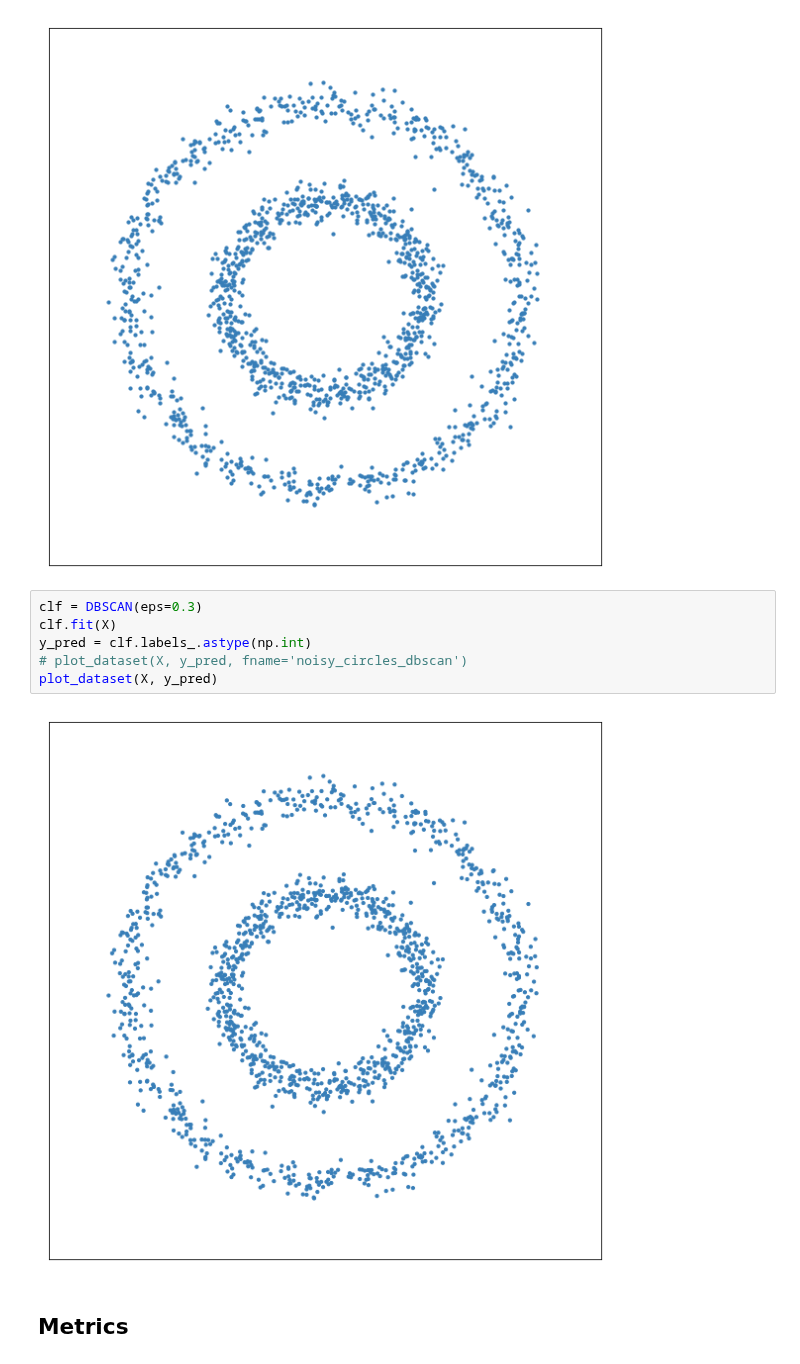
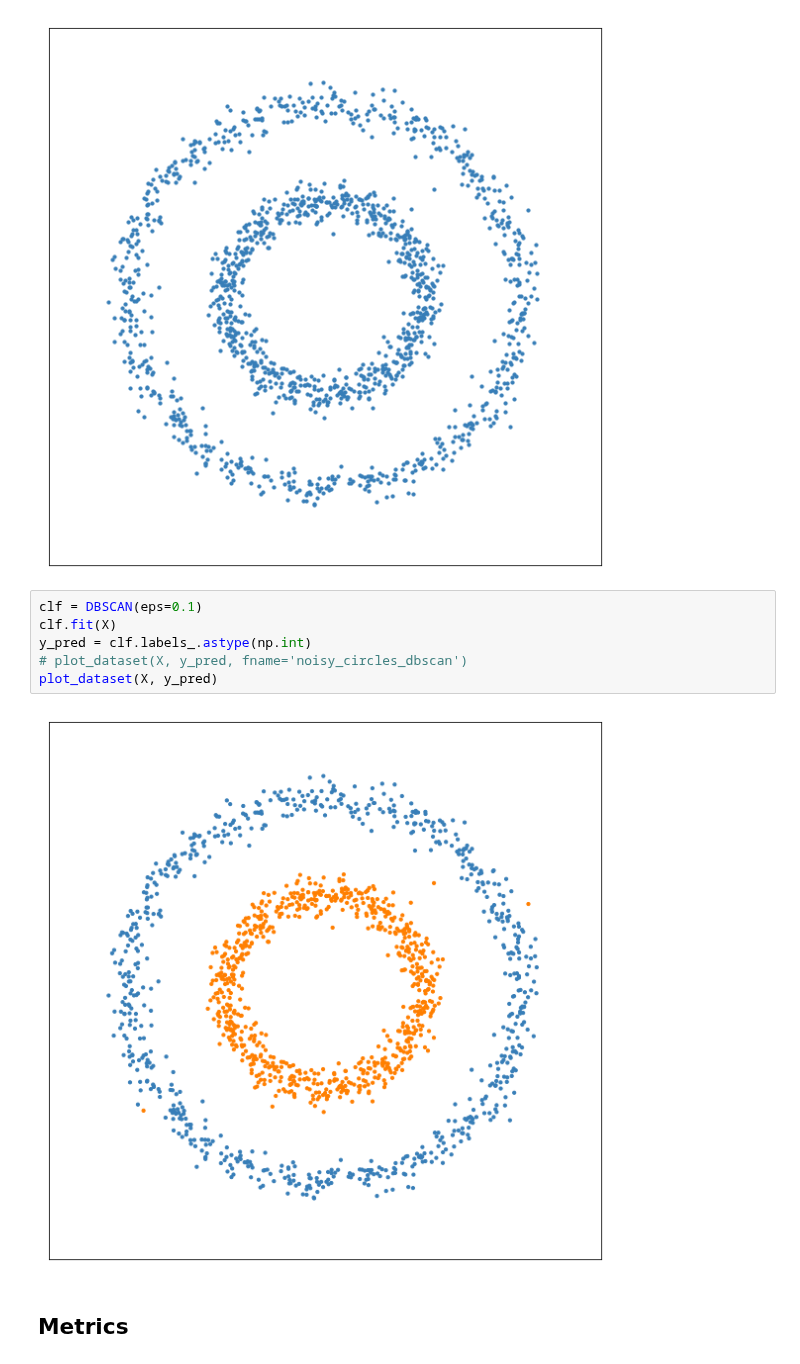
Before and after one commit to DJCordhose/ai, a Jupyter notebook: notebooks/unsupervised/k-means_vs_dbscan.ipynb, the cells around one changed output. Saved outputs shown, nothing was run; the diff lists cells and outputs as text.

```diff
--- a/notebooks/unsupervised/k-means_vs_dbscan.ipynb
+++ b/notebooks/unsupervised/k-means_vs_dbscan.ipynb
@@ -148,13 +148,13 @@ plot_dataset(X)
 # %% [output]
 [figure]
 # %%
-clf = DBSCAN(eps=0.3)
+clf = DBSCAN(eps=0.1)
 clf.fit(X)
 y_pred = clf.labels_.astype(np.int)
 # plot_dataset(X, y_pred, fname='noisy_circles_dbscan')
 plot_dataset(X, y_pred)
 # %% [output]
-[figure, old version]
+[figure, new version]
 # %% [markdown]
 ## Metrics
 # %%
```
Also changed, not shown: parts of 13 cells of this notebook, 3 other files.
